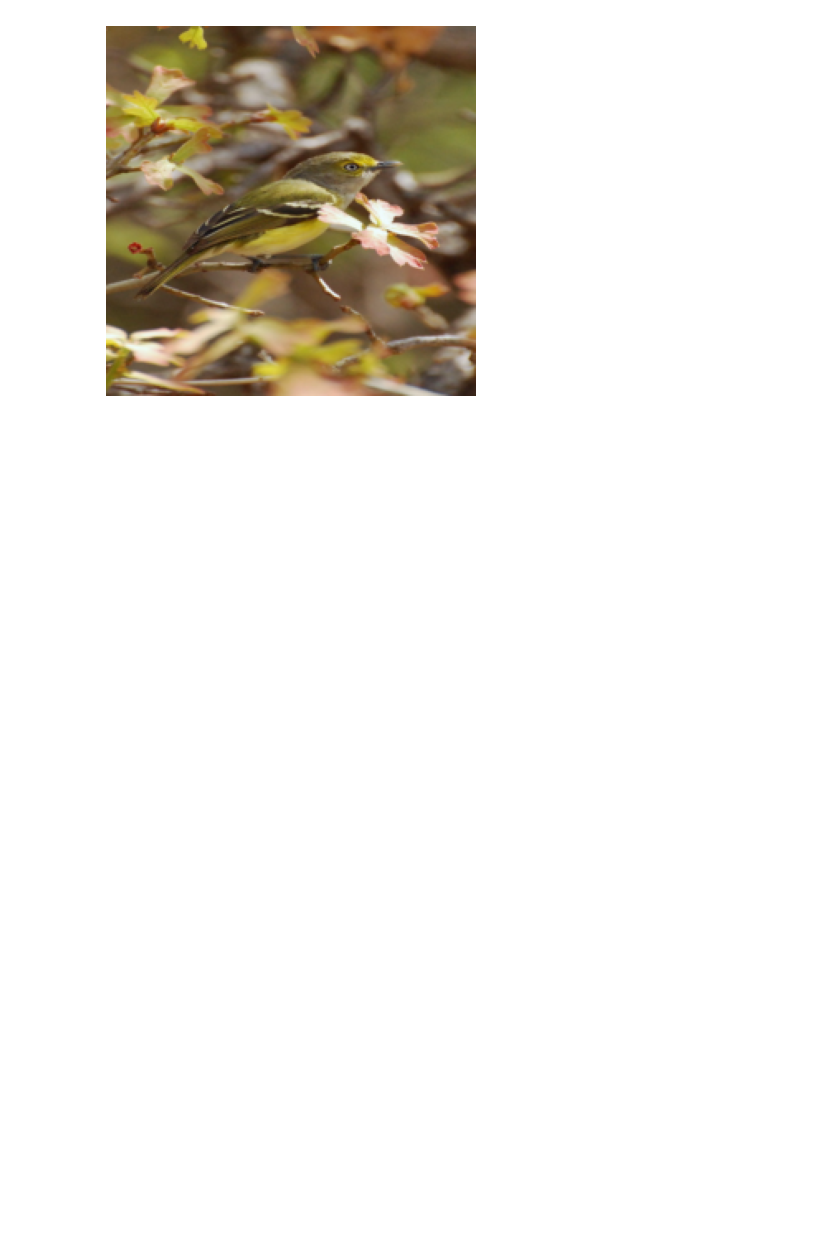
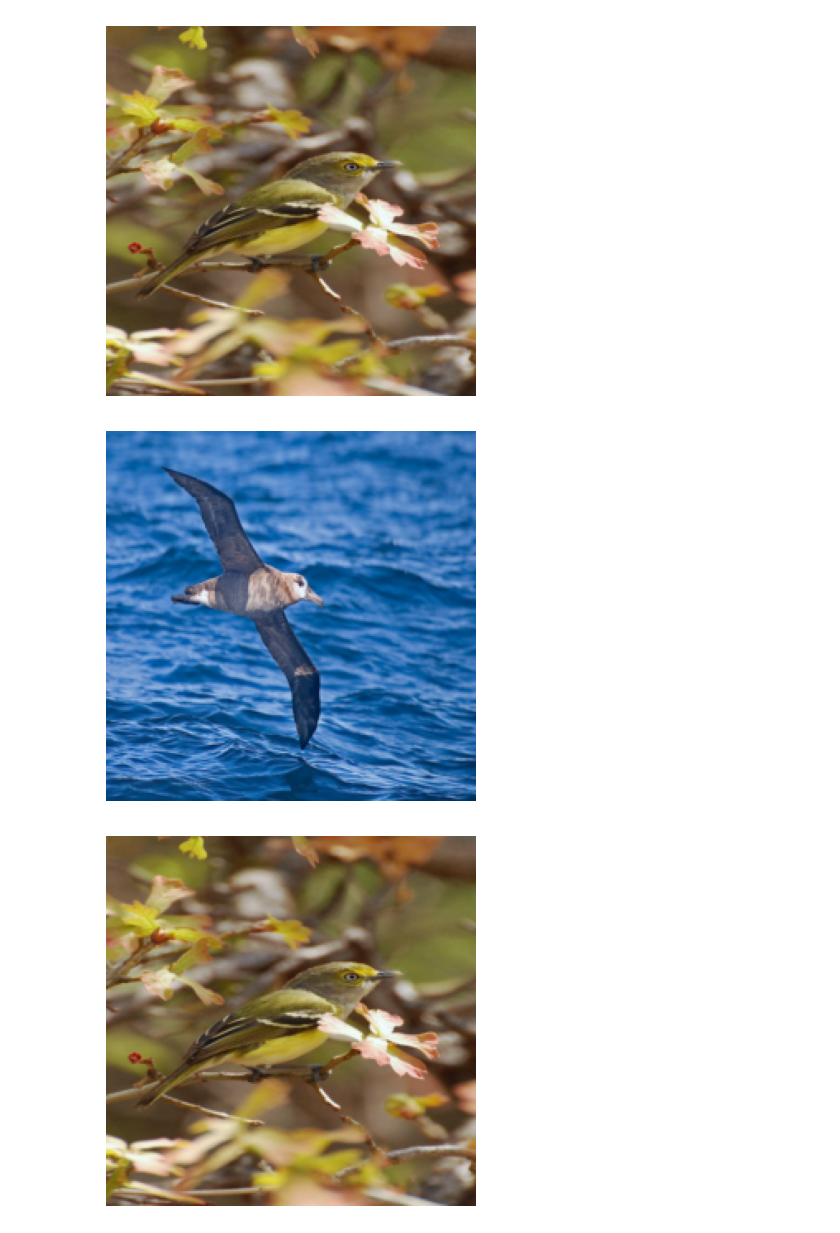
Before and after one commit to chensy618/SuperpixelCUB, a Jupyter notebook: KCConCUB_update.ipynb, the cells around one changed output. Cells and saved outputs as stored; diff of their text form; code cells hidden in the pictures; blank space fills up the shorter version.

```diff
--- a/KCConCUB_update.ipynb
+++ b/KCConCUB_update.ipynb
@@ -203,24 +213,54 @@ class Prototype_Dataset(Dataset):
 # %%
 #@title dataset and dataloader and load a random query from test set
 
 import random
+from detectron2.data.detection_utils import read_image
 
 # base_path = 'drive/MyDrive/CoSegXAI/datasets/cub200/CUB_200_2011/CUB_200_2011/'
 base_path = '/mnt/d/Github/SuperpixelCUB/CUB_200_data/CUB_200_2011/'
 
+inputs, labels = [], []
 test_dataset = CUB(base_path, train=False)
 test_loader = DataLoader(test_dataset, batch_size=4, shuffle=True, num_workers=0)
 
 random.seed(29)
 data_indices = random.sample(range(test_dataset.__len__()), 1)
-
+data_indices.insert(0, 29)
+data_indices.insert(0, 5275)
 for counter, data_idx in enumerate(data_indices):
 
-  query, query_label, query_mask = test_dataset.__getitem__(data_idx)
+  # query, query_label, query_mask = test_dataset.__getitem__(data_idx)
+  query, query_label = test_dataset.__getitem__(data_idx)
+  inputs.append(query)
+  labels.append(query_label)
 
 plt.figure(1)
 plt.imshow(imsc(query))
 plt.axis('off')
 plt.show()
+
+plt.figure(2)
+plt.imshow(imsc(inputs[1]))
+plt.axis('off')
+plt.show()
+
+plt.figure(3)
+plt.imshow(imsc(inputs[2]))
+plt.axis('off')
+plt.show()
+
+# The image initializations in VLPart is different. We need to use read_image function
+vlpart_inputs = []
+file_inputs = []
+for counter, data_idx in enumerate(data_indices):
+    # print(counter,data_idx)
+    vlpart_x = ''.join([base_path, 'images/', test_dataset.filenames.iloc[data_idx, 1]])
+    image_path = ''.join([base_path, 'images/', test_dataset.filenames.iloc[data_idx, 1]])
+    file_inputs.append(image_path)
+    print(counter,vlpart_x)
+    vlpart_x = read_image(''.join([base_path, 'images/', test_dataset.filenames.iloc[data_idx, 1]]), format="BGR")
+    vlpart_inputs.append(vlpart_x)
 # %% [output]
 [figure]
+[figure, added]
+[figure, added]
```
Also changed, not shown: parts of 15 cells of this notebook, 4 other files.
